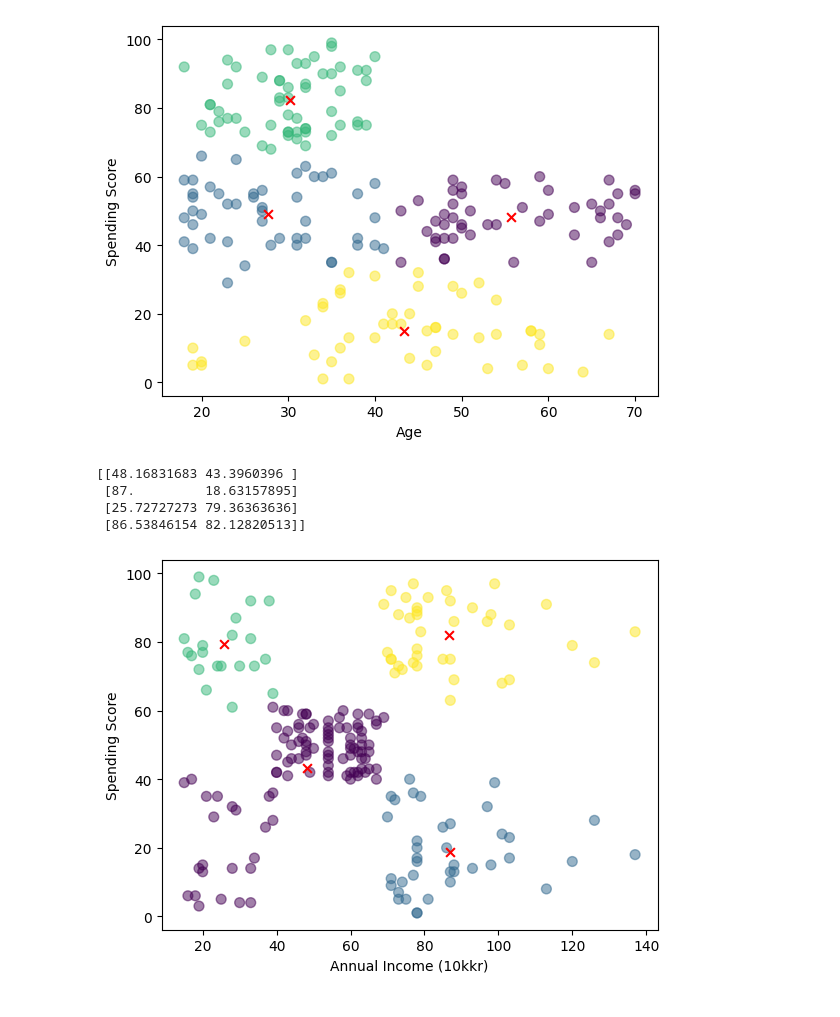
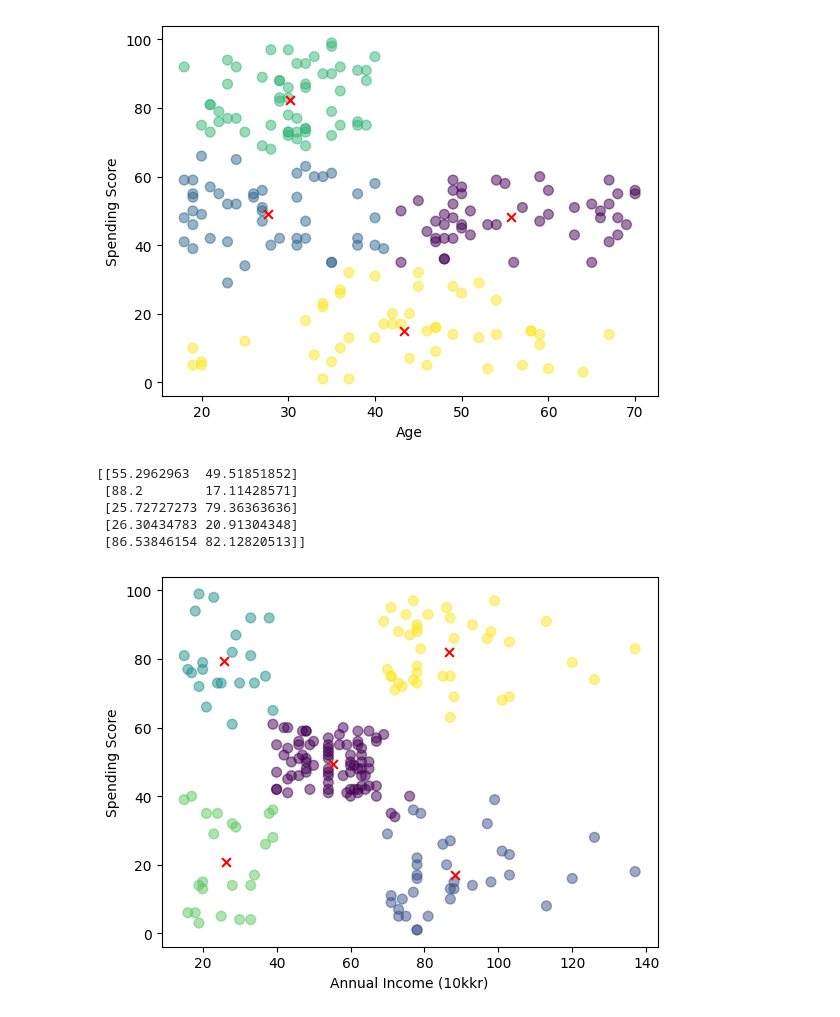
Before and after one commit to PeterKallmanCode/Labb1_AI, a Jupyter notebook: Labb 1 Grupp 30/T1.ipynb, the cells around one changed output. Drawn from its saved outputs; the diff is of its cells as text; code cells hidden in the pictures.

```diff
--- a/Labb 1 AI kurs Peter/T1.ipynb
+++ b/Labb 1 Grupp 30/T1.ipynb
@@ -98,30 +98,31 @@ plt.show()
 # %%
 #Uppgift 4
 
 import numpy as np
 import matplotlib.pyplot as plt
 from pathlib import Path
 import pandas as pd
 from sklearn.cluster import KMeans
 
 
 df = pd.read_csv("customerdata4.csv")
 point = df[["Annual Income (10kkr)", "Spending Score (1-100)"]].values
 
 
-k = 4
+k = 5
 kmeans_data = KMeans(n_clusters=k).fit(point)
 centroids = kmeans_data.cluster_centers_
 print(centroids)
 
 plt.scatter(point[:,0], point[:,1], c=kmeans_data.labels_.astype(float), s=50, alpha=0.5)
 plt.scatter(centroids[:,0], centroids[:,1], c='red', s=40, marker='x')
 plt.xlabel("Annual Income (10kkr)")
 plt.ylabel("Spending Score")
 plt.show()
 # %% [output]
-[[48.16831683 43.3960396 ]
- [87.         18.63157895]
+[[55.2962963  49.51851852]
+ [88.2        17.11428571]
  [25.72727273 79.36363636]
+ [26.30434783 20.91304348]
  [86.53846154 82.12820513]]
-[figure, old version]
+[figure, new version]
```
Also changed, not shown: 5 other files.
